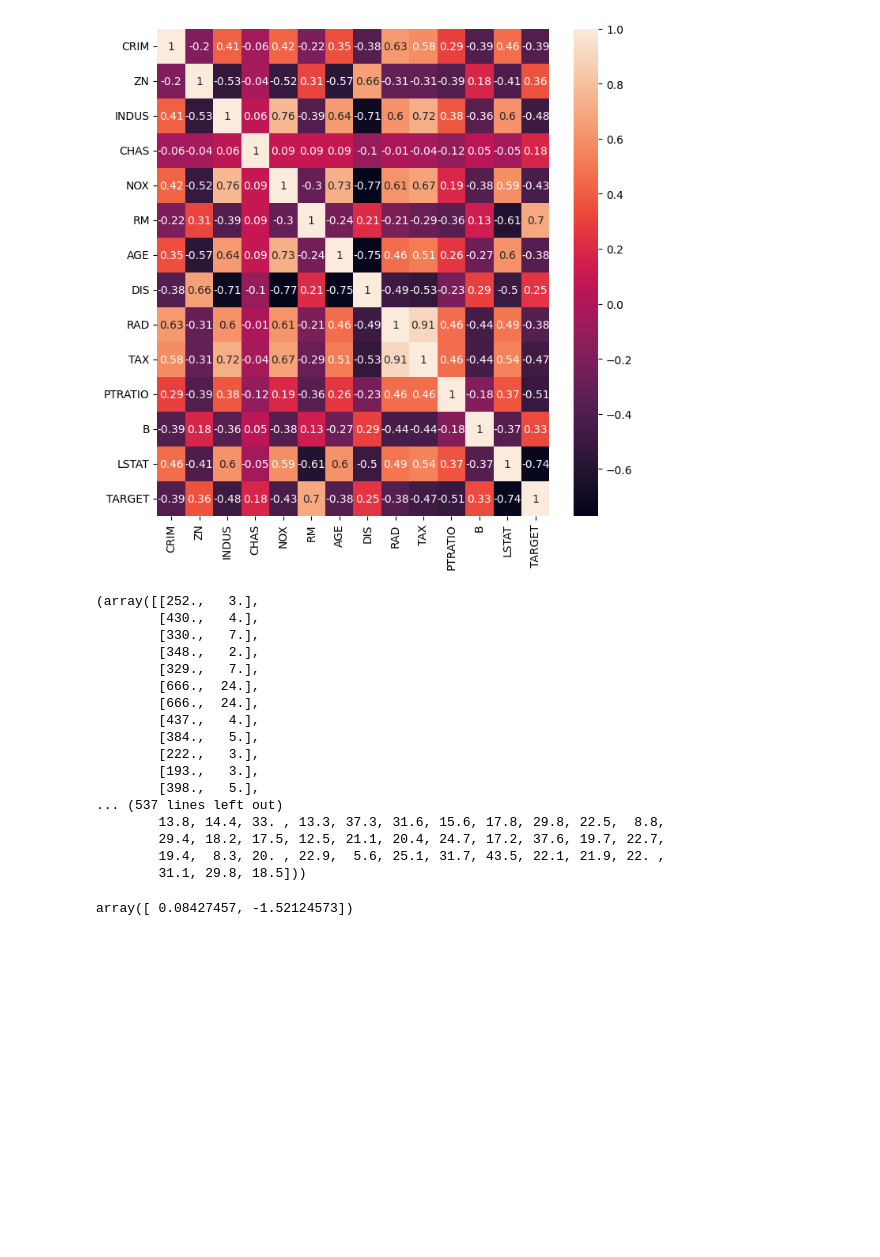
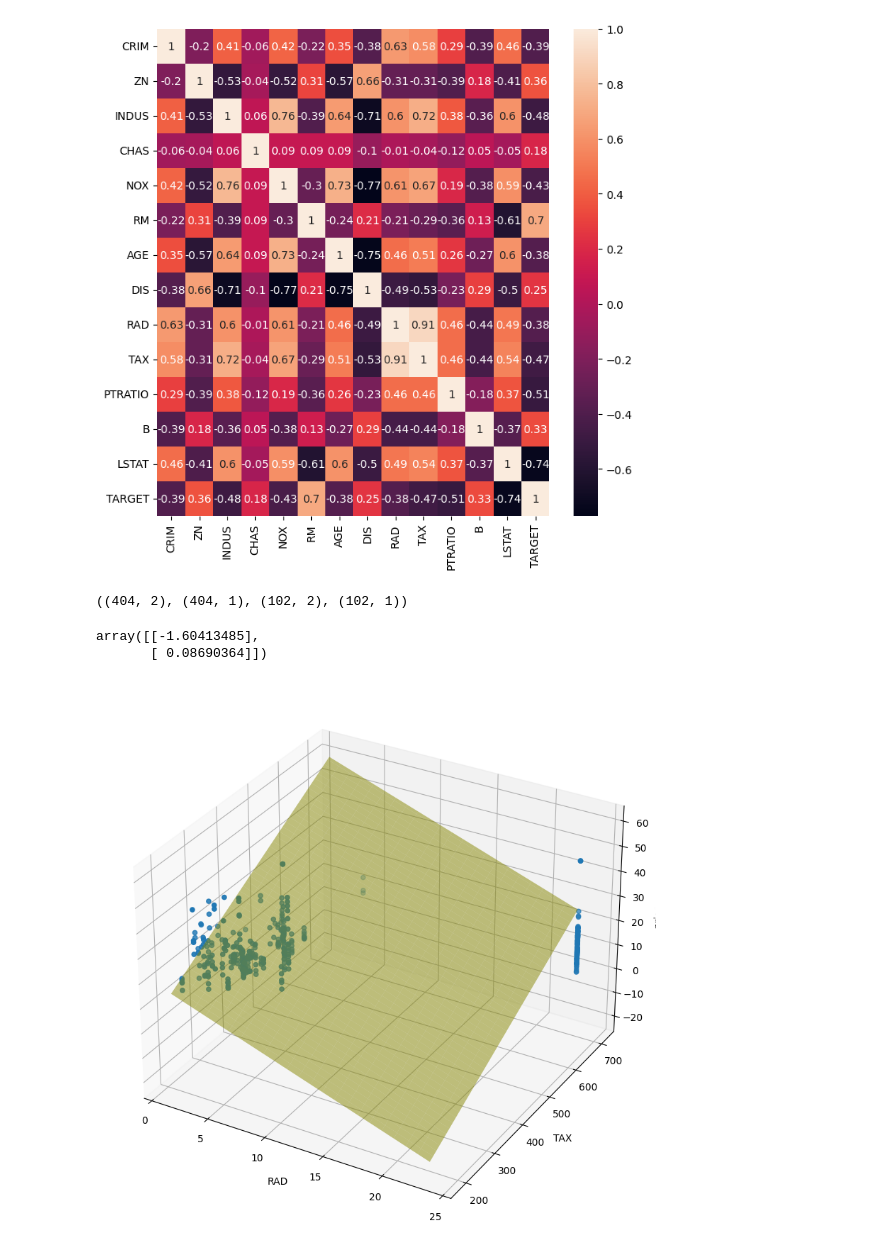
Before and after one commit to akheradmand/MachineLearning, a Jupyter notebook: 44/boston.ipynb, the cells around one changed output. Drawn from its saved outputs; the diff is of its cells as text; code cells hidden in the pictures; blank space fills up the shorter version.

```diff
--- a/44/boston.ipynb
+++ b/44/boston.ipynb
@@ -87,32 +87,35 @@ plt.show()
 # %% [output]
 [figure]
 # %%
-X=np.array((boston_df["TAX"],boston_df["RAD"])).T
+X=np.array((boston_df["RAD"],boston_df["TAX"])).T
 Y=np.array((boston_df["TARGET"]))
+Y=Y.reshape(-1,1)
 # X,Y
 # %%
 X_train, X_test, Y_train, Y_test = train_test_split(X,Y , test_size=0.2)
-X_train, Y_train,X_test,Y_test
+X_train.shape, Y_train.shape,X_test.shape,Y_test.shape
 # %% [output]
-(array([[252.,   3.],
-        [430.,   4.],
-        [330.,   7.],
-        [348.,   2.],
-        [329.,   7.],
-        [666.,  24.],
-        [666.,  24.],
-        [437.,   4.],
-        [384.,   5.],
-        [222.,   3.],
-        [193.,   3.],
-        [398.,   5.],
-... (537 lines left out)
-        13.8, 14.4, 33. , 13.3, 37.3, 31.6, 15.6, 17.8, 29.8, 22.5,  8.8,
-        29.4, 18.2, 17.5, 12.5, 21.1, 20.4, 24.7, 17.2, 37.6, 19.7, 22.7,
-        19.4,  8.3, 20. , 22.9,  5.6, 25.1, 31.7, 43.5, 22.1, 21.9, 22. ,
-        31.1, 29.8, 18.5]))
+((404, 2), (404, 1), (102, 2), (102, 1))
 # %%
 W=np.matmul(np.matmul(np.linalg.inv(np.matmul(X_train.T,X_train)),X_train.T),Y_train)
 W
 # %% [output]
-array([ 0.08427457, -1.52124573])
+array([[-1.60413485],
+       [ 0.08690364]])
+# %%
+xvalues = np.arange(X_train[:,0].min(), X_train[:,0].max())
+yvalues = np.arange(X_train[:,1].min(), X_train[:,1].max())
+xx, yy = np.meshgrid(xvalues, yvalues)
+z = xx * W[0] + yy * W[1]  # Y_pred
+# %%
+# %matplotlib qt
+fig=plt.figure(figsize=(10,10))
+ax=fig.add_subplot(projection='3d')
+ax.scatter(X_train[:,0],X_train[:,1],Y_train)
+ax.plot_surface(xx,yy,z,alpha=0.5, color="yellow")
+ax.set_xlabel("RAD")
+ax.set_ylabel("TAX")
+ax.set_zlabel("price")
+plt.show()
+# %% [output]
+[figure, added]
```
Also changed, not shown: 4 other files.
